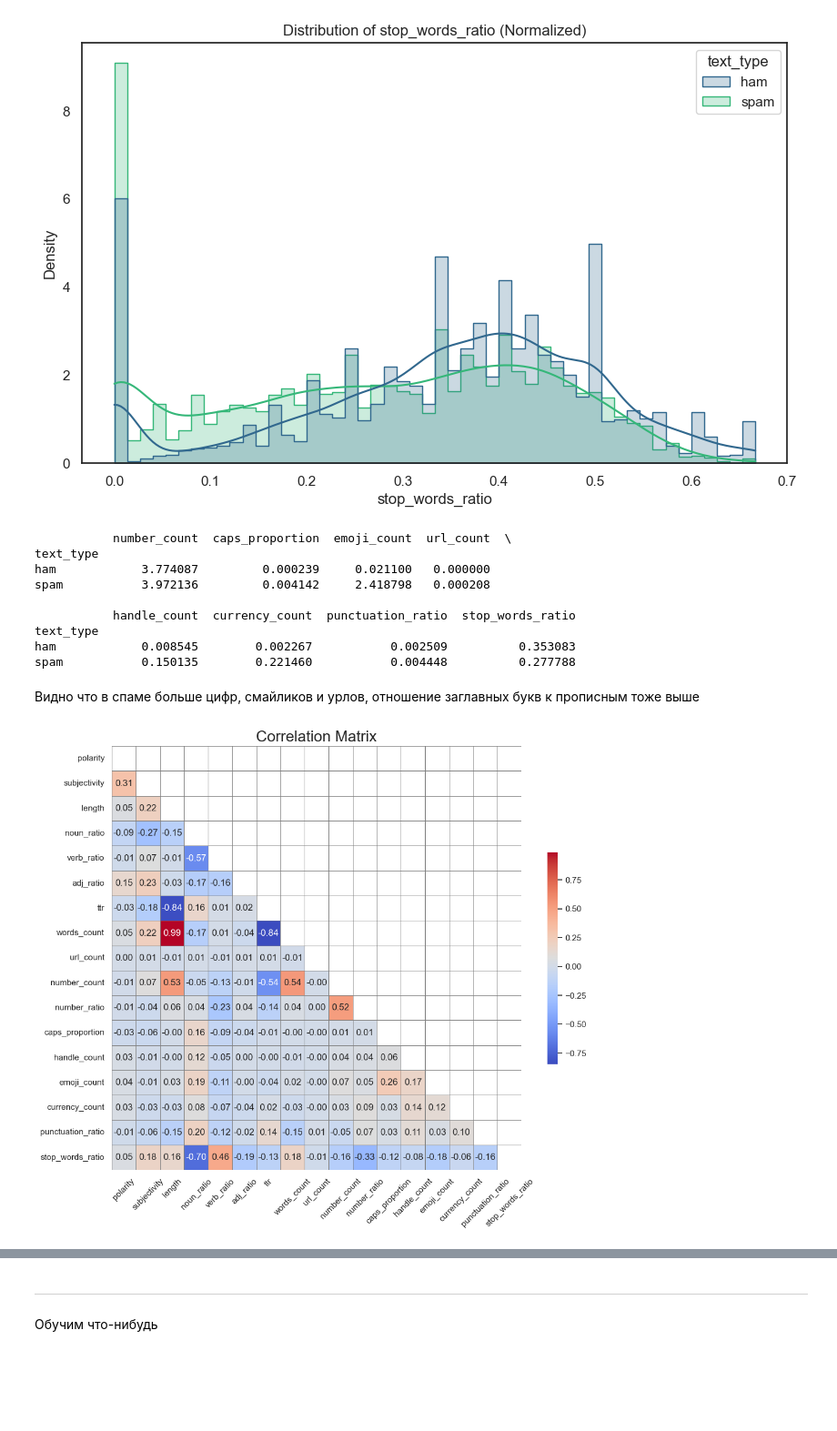
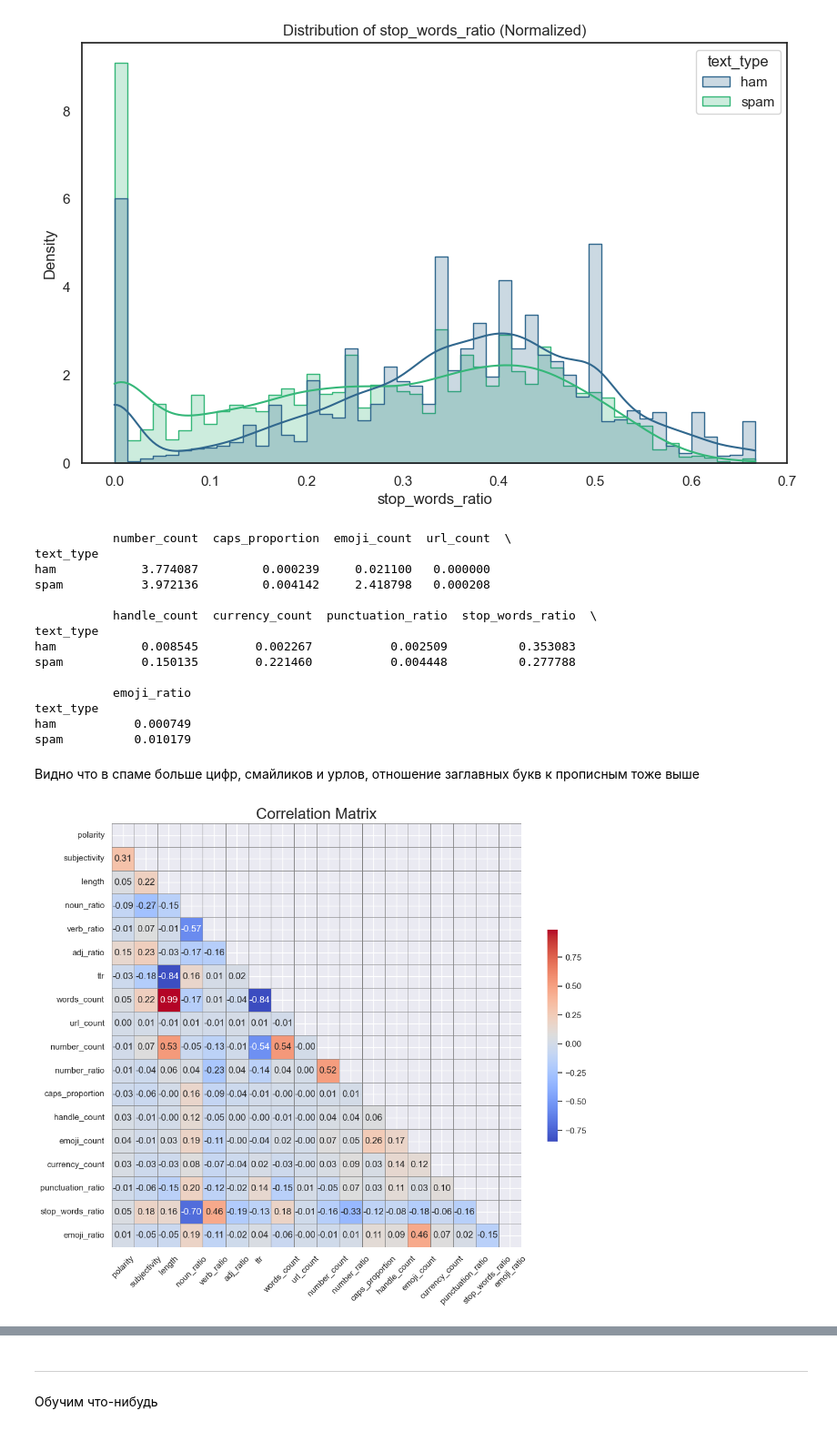
Before and after one commit to chanyshv/spam_thingies, a Jupyter notebook: main.ipynb, the cells around one changed output, grey strips where cells are left out. Shown: that part at 91% size. Cells and saved outputs as stored; diff of their text form; code cells hidden in the pictures; blank space fills up the shorter version.

```diff
--- a/main.ipynb
+++ b/main.ipynb
@@ -249,7 +250,7 @@ for feature in ['number_count', 'punctuation_ratio', 'stop_words_ratio']:
 [figure]
 # %%
 features = ['number_count', 'caps_proportion', 'emoji_count', 'url_count', 'handle_count', 'currency_count',
-            'punctuation_ratio', 'stop_words_ratio']
+            'punctuation_ratio', 'stop_words_ratio', 'emoji_ratio']
 mean_features = data.groupby('text_type')[features].mean()
 print(mean_features)
 # %% [output]
@@ -258,32 +259,37 @@ text_type
 ham            3.774087         0.000239     0.021100   0.000000
 spam           3.972136         0.004142     2.418798   0.000208
 
-           handle_count  currency_count  punctuation_ratio  stop_words_ratio
+           handle_count  currency_count  punctuation_ratio  stop_words_ratio  \
 text_type
 ham            0.008545        0.002267           0.002509          0.353083
 spam           0.150135        0.221460           0.004448          0.277788
+
+           emoji_ratio
+text_type
+ham           0.000749
+spam          0.010179
 # %% [markdown]
 Видно что в спаме больше цифр, смайликов и урлов, отношение заглавных букв к прописным тоже выше
 # %%
 all_features = ['polarity', 'subjectivity', 'length', 'noun_ratio', 'verb_ratio', 'adj_ratio', 'ttr', 'words_count',
                 'url_count', 'number_count', 'number_ratio', 'caps_proportion', 'handle_count', 'emoji_count',
-                'currency_count', 'punctuation_ratio', 'stop_words_ratio']
+                'currency_count', 'punctuation_ratio', 'stop_words_ratio', 'emoji_ratio']
 
 
 def plot_feature_correlation_matrix(features):
     correlation_matrix = data[features].corr()
 
     mask = np.triu(np.ones_like(correlation_matrix, dtype=bool))
     plt.figure(figsize=(12, 10))
     sns.heatmap(correlation_matrix, mask=mask, annot=True, fmt=".2f", cmap='coolwarm',
                 cbar_kws={'shrink': .5}, linewidths=.5, linecolor='gray')
     plt.title('Correlation Matrix', fontsize=20)
     plt.xticks(rotation=45)
     plt.yticks(rotation=0)
     plt.show()
 
 
 plot_feature_correlation_matrix(all_features)
 # %% [output]
-[figure, old version]
+[figure, new version]
 # %% [markdown]
```
Also changed, not shown: parts of 9 cells of this notebook, 2 other files.
